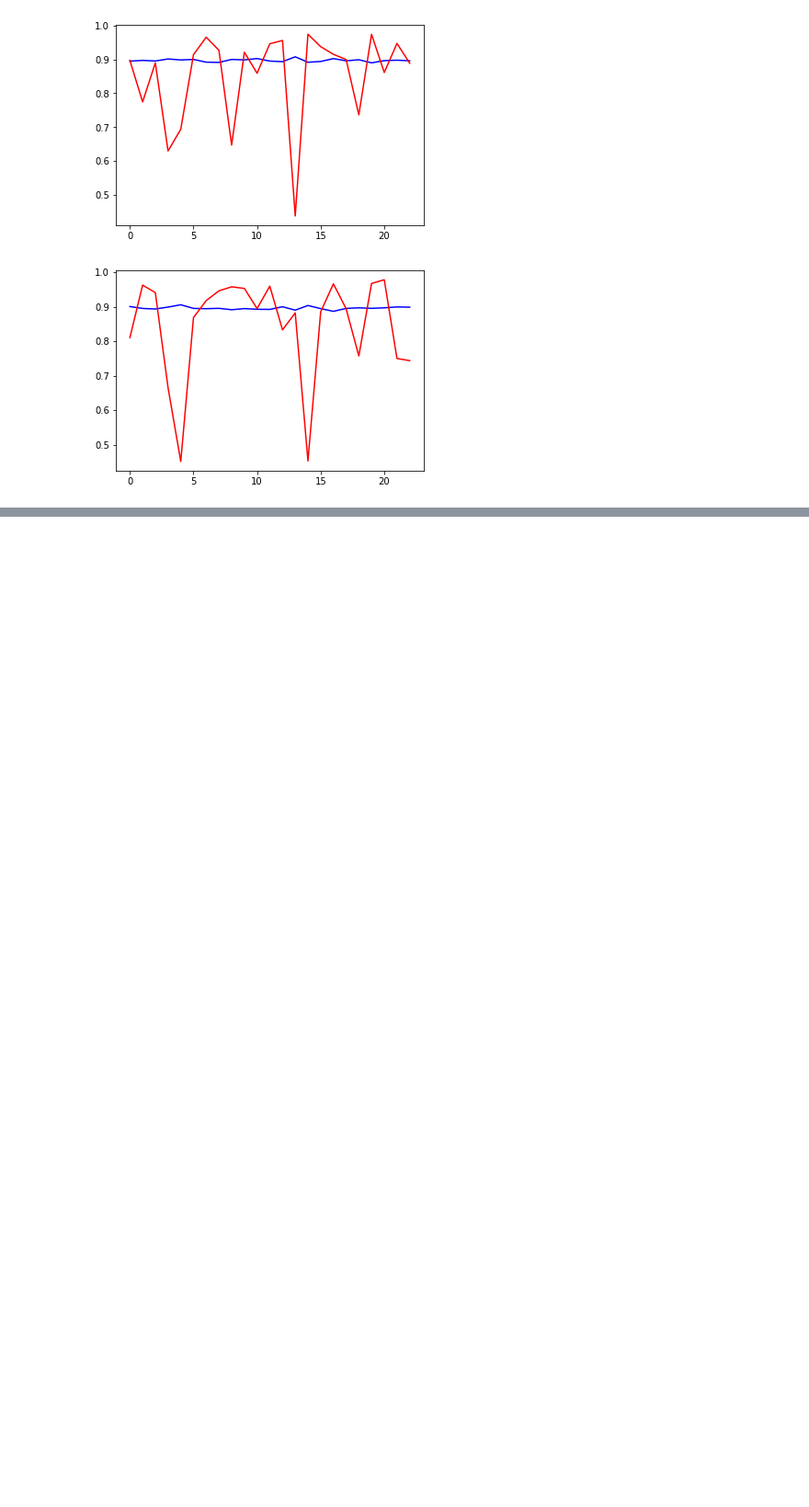
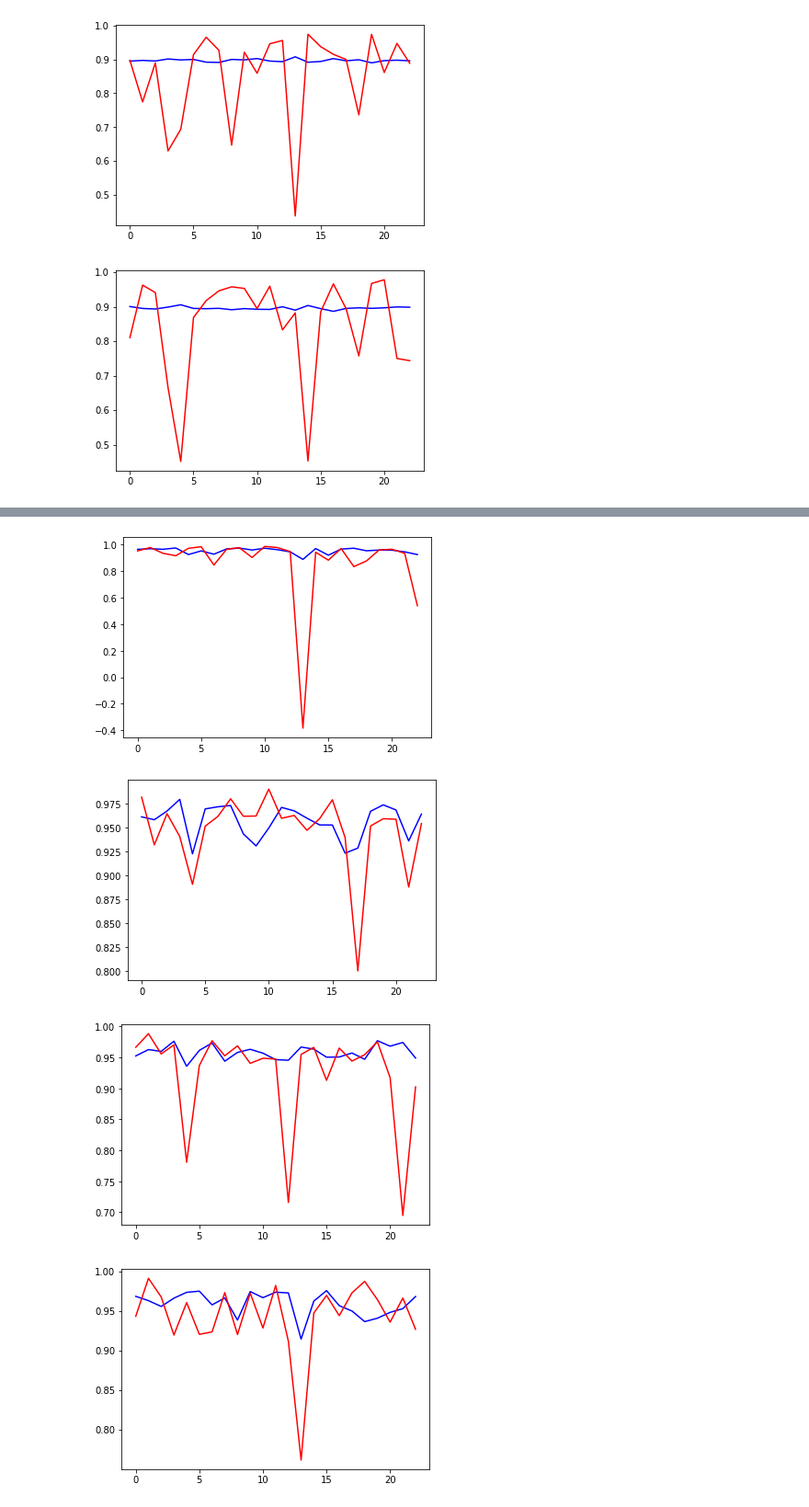
Before and after one commit to MikeBarkerSpain/TareasTheBridge, a Jupyter notebook: week10_ML_competition_pca_kmeans/day1_gridsearch_pipelines/exercises/5.covid-forecast_M.Barquero.ipynb, the cells around one changed output, grey strips where cells are left out. Shown at 92% size. Cells and saved outputs as stored; diff of their text form; code cells hidden in the pictures; blank space fills up the shorter version.

```diff
--- a/week10_ML_competition_pca_kmeans/day1_gridsearch_pipelines/exercises/5.covid-forecast_M.Barquero.ipynb
+++ b/week10_ML_competition_pca_kmeans/day1_gridsearch_pipelines/exercises/5.covid-forecast_M.Barquero.ipynb
@@ -375,0 +578,33 @@ for i, (train, val) in enumerate(rkf.split(X_train)):
+# %%
+from sklearn.ensemble import VotingRegressor
+
+modelSVR = SVR(kernel='poly', C=10, degree=7, coef0=8)
+modelRFR = RandomForestRegressor(n_estimators=200,oob_score=False,bootstrap=False,max_features='log2',min_samples_split=2,min_samples_leaf=2)
+
+
+estimators = [('SVR', modelSVR), ('rand_forest', modelRFR)]
+
+model = VotingRegressor(estimators=estimators)
+
+for i, (train, val) in enumerate(rkf.split(X_train)):
+    # se entrena el modelo para este tandem de train/validation
+    model.fit(X_train[train], y_train[train]) # se cogen los índices que se generan en kfold_split del for
+
+    score_val = model.score(X_train[val], y_train[val])
+    val_score.append(score_val)
+    score_train = model.score(X_train[train], y_train[train])
+    train_score.append(score_train)
+
+    if i%nsp == nsp -1:
+        epoc += 1
+        dict_result[epoc] = [train_score, val_score]
+        plt.plot(train_score, color="b")
+        plt.plot(val_score, color="r")
+        plt.show()
+        val_score = []
+        train_score = []
+# %% [output]
+[figure, added]
+[figure, added]
+[figure, added]
+[figure, added]
```
Also changed, not shown: parts of 14 cells of this notebook, 8 other files.
